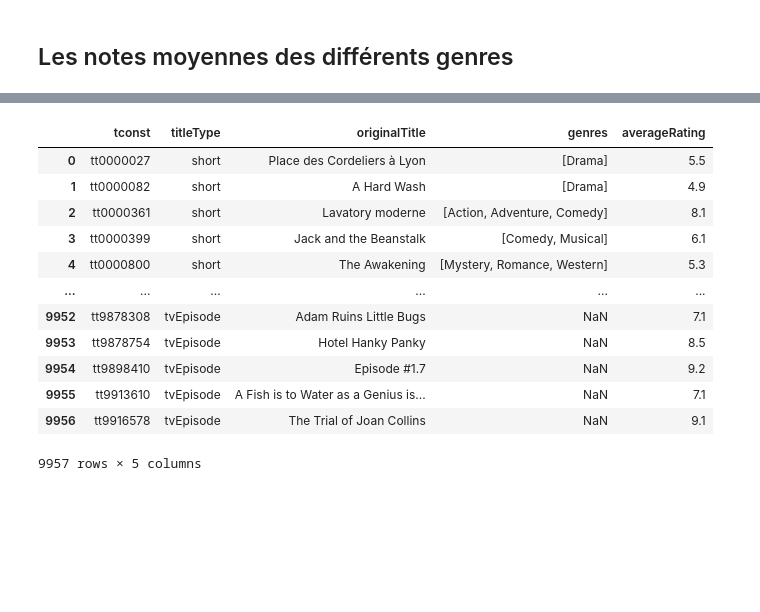
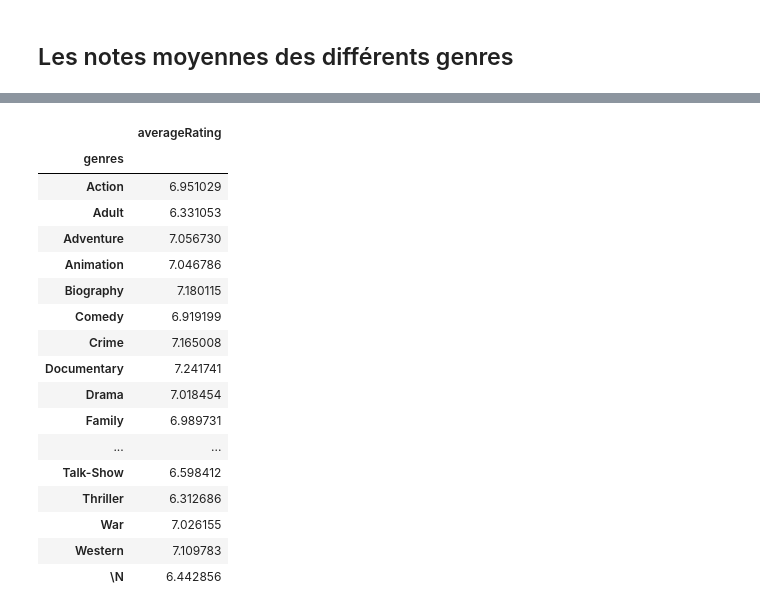
Before and after one commit to Intermovie/Intermovie, a Jupyter notebook: src/intermovie.ipynb, the cells around one changed output, grey strips where cells are left out. Cells and saved outputs as stored; diff of their text form; code cells hidden in the pictures; blank space fills up the shorter version.

```diff
--- a/src/intermovie.ipynb
+++ b/src/intermovie.ipynb
@@ -72,2 +62,2 @@ df_movies.head()
 # %%
-df_title_akas = pd.read_csv('../data/title.akas.tsv', sep='\t', skiprows=skip_idx('../data/title.akas.tsv'), usecols=['titleId', 'title', 'region'])
+df_title_ratings = pd.read_csv('../data/RAW/title.ratings.tsv', sep='\t', usecols=['tconst', 'averageRating'], index_col='tconst')
@@ -95,2 +63,0 @@ df_us.head()
-# %%
-df_title_ratings = pd.read_csv('../data/title.ratings.tsv', sep='\t', skiprows=skip_idx('../data/title.ratings.tsv'), usecols=['tconst', 'averageRating'])
@@ -117,2 +84,5 @@ df_movies_us_ratings
 # %% [markdown]
 ## Les notes moyennes des différents genres
+# %%
+df_title_basics = pd.read_csv('../data/RAW/title.basics.tsv', sep='\t', usecols=['tconst', 'genres'], index_col='tconst')
+df_title_basics
@@ -119,18 +104,27 @@ df_movies_us_ratings
+# %%
+df_title_basics['genres'] =  df_title_basics['genres'].str.split(',')
+df_title_basics
 # %%
-df_genre_ratings = df_title_basics.merge(df_title_ratings)
-df_genre_ratings['genres'] = df_genre_ratings['genres'].apply(lambda x: x.split(','))
+df_genre_ratings = df_title_basics.merge(df_title_ratings, on='tconst')
+df_genre_ratings = df_genre_ratings.explode('genres').groupby('genres').mean()
+df_genre_ratings.to_csv(CURATED_LOCAL_PATH +'genre_ratings.csv')
 df_genre_ratings
 # %% [output]
-|  | tconst | titleType | originalTitle | genres | averageRating |
-| 0 | tt0000027 | short | Place des Cordeliers à Lyon | [Drama] | 5.5 |
-| 1 | tt0000082 | short | A Hard Wash | [Drama] | 4.9 |
-| 2 | tt0000361 | short | Lavatory moderne | [Action, Adventure, Comedy] | 8.1 |
-| 3 | tt0000399 | short | Jack and the Beanstalk | [Comedy, Musical] | 6.1 |
-| 4 | tt0000800 | short | The Awakening | [Mystery, Romance, Western] | 5.3 |
-| ... | ... | ... | ... | ... | ... |
-| 9952 | tt9878308 | tvEpisode | Adam Ruins Little Bugs | NaN | 7.1 |
-| 9953 | tt9878754 | tvEpisode | Hotel Hanky Panky | NaN | 8.5 |
-| 9954 | tt9898410 | tvEpisode | Episode #1.7 | NaN | 9.2 |
-| 9955 | tt9913610 | tvEpisode | A Fish is to Water as a Genius is... | NaN | 7.1 |
-| 9956 | tt9916578 | tvEpisode | The Trial of Joan Collins | NaN | 9.1 |
+|  | averageRating |
+| genres |  |
+| Action | 6.951029 |
+| Adult | 6.331053 |
+| Adventure | 7.056730 |
+| Animation | 7.046786 |
+| Biography | 7.180115 |
+| Comedy | 6.919199 |
+| Crime | 7.165008 |
+| Documentary | 7.241741 |
+| Drama | 7.018454 |
+| Family | 6.989731 |
+| ... | ... |
+| Talk-Show | 6.598412 |
+| Thriller | 6.312686 |
+| War | 7.026155 |
+| Western | 7.109783 |
+| \N | 6.442856 |
-9957 rows × 5 columns
```
Also changed, not shown: parts of 37 cells of this notebook, 1 other file.
